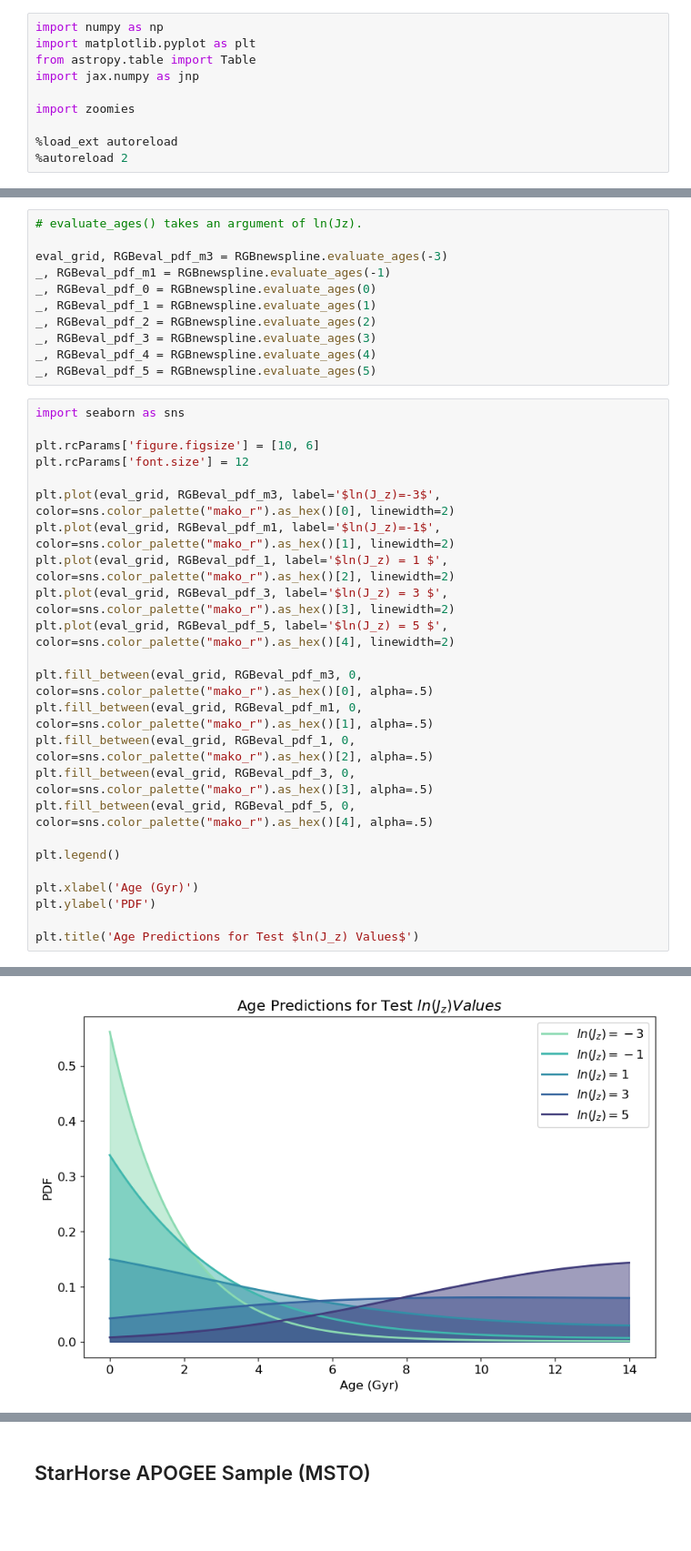
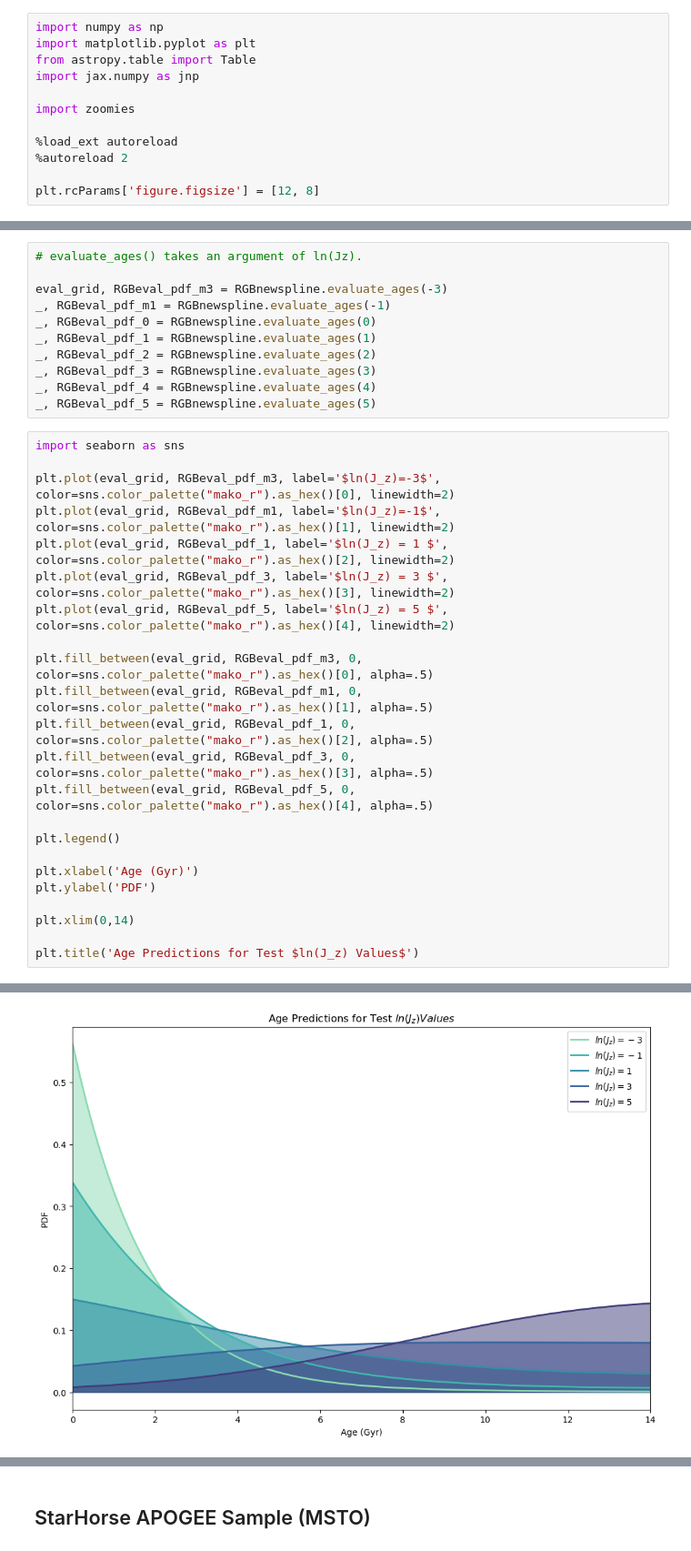
Before and after one commit to ssagear/zoomies, a Jupyter notebook: docs/tutorials/Main_Kinematic_Age_Spline.ipynb, the cells around one changed output, grey strips where cells are left out. Shown at 91% size. Saved outputs shown, nothing was run; the diff lists cells and outputs as text; blank space fills up the shorter version.

```diff
--- a/docs/tutorials/Main_Kinematic_Age_Spline.ipynb
+++ b/docs/tutorials/Main_Kinematic_Age_Spline.ipynb
@@ -16,6 +18,8 @@ import zoomies
 
 %load_ext autoreload
 %autoreload 2
+
+plt.rcParams['figure.figsize'] = [12, 8]
 # %% [markdown]
 ## Stokholm RGB Sample
 # %% [markdown]
@@ -173,28 +175,27 @@ _, RGBeval_pdf_4 = RGBnewspline.evaluate_ages(4)
 _, RGBeval_pdf_5 = RGBnewspline.evaluate_ages(5)
 # %%
 import seaborn as sns
-
-plt.rcParams['figure.figsize'] = [10, 6]
-plt.rcParams['font.size'] = 12
 
 plt.plot(eval_grid, RGBeval_pdf_m3, label='$ln(J_z)=-3$', color=sns.color_palette("mako_r").as_hex()[0], linewidth=2)
 plt.plot(eval_grid, RGBeval_pdf_m1, label='$ln(J_z)=-1$', color=sns.color_palette("mako_r").as_hex()[1], linewidth=2)
 plt.plot(eval_grid, RGBeval_pdf_1, label='$ln(J_z) = 1 $', color=sns.color_palette("mako_r").as_hex()[2], linewidth=2)
 plt.plot(eval_grid, RGBeval_pdf_3, label='$ln(J_z) = 3 $', color=sns.color_palette("mako_r").as_hex()[3], linewidth=2)
 plt.plot(eval_grid, RGBeval_pdf_5, label='$ln(J_z) = 5 $', color=sns.color_palette("mako_r").as_hex()[4], linewidth=2)
 
 plt.fill_between(eval_grid, RGBeval_pdf_m3, 0, color=sns.color_palette("mako_r").as_hex()[0], alpha=.5)
 plt.fill_between(eval_grid, RGBeval_pdf_m1, 0, color=sns.color_palette("mako_r").as_hex()[1], alpha=.5)
 plt.fill_between(eval_grid, RGBeval_pdf_1, 0, color=sns.color_palette("mako_r").as_hex()[2], alpha=.5)
 plt.fill_between(eval_grid, RGBeval_pdf_3, 0, color=sns.color_palette("mako_r").as_hex()[3], alpha=.5)
 plt.fill_between(eval_grid, RGBeval_pdf_5, 0, color=sns.color_palette("mako_r").as_hex()[4], alpha=.5)
 
 plt.legend()
 
 plt.xlabel('Age (Gyr)')
 plt.ylabel('PDF')
 
+plt.xlim(0,14)
+
 plt.title('Age Predictions for Test $ln(J_z) Values$')
 # %% [output]
 Text(0.5, 1.0, 'Age Predictions for Test $ln(J_z) Values$')
-[figure, old version]
+[figure, new version]
```
Also changed, not shown: parts of 30 cells of this notebook, 5 other files.
